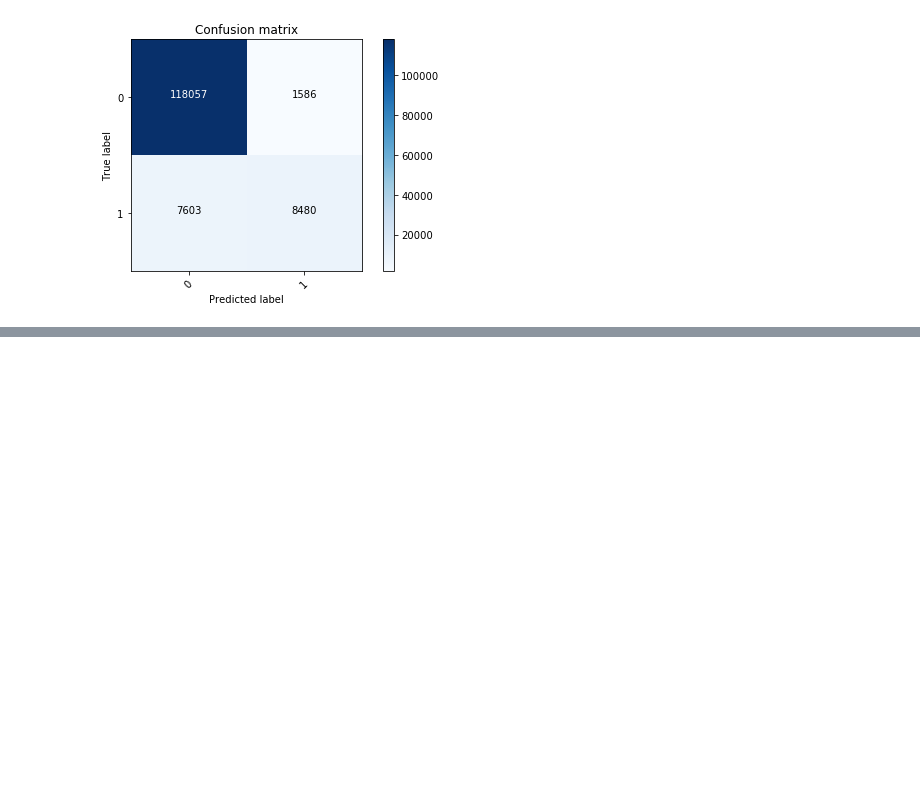
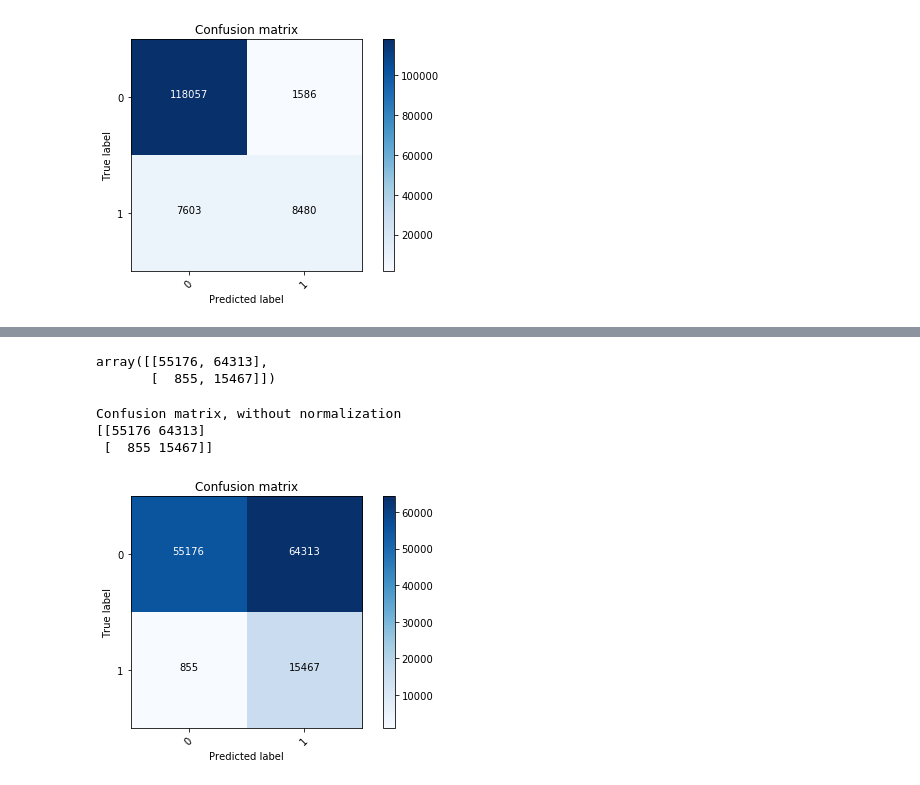
Before and after one commit to matthew-e-thomas/Spark_ML_DS5559, a Jupyter notebook: Project_Models.ipynb, the cells around one changed output, grey strips where cells are left out. Saved outputs shown, nothing was run; the diff lists cells and outputs as text; code cells hidden in the pictures; blank space fills up the shorter version.

Commit message:
Added Will's Naive Bayes Model

```diff
--- a/Project_Models.ipynb
+++ b/Project_Models.ipynb
@@ -424,0 +448,25 @@ Confusion matrix, without normalization
+# %%
+nb = NaiveBayes(labelCol="label", featuresCol="vector_features", modelType = "multinomial")
+
+stages += [vectors, labelIndexer, nb]
+
+pipeline = Pipeline(stages=stages)
+# Create ParamGrid for Cross Validation
+nbparamGrid = (ParamGridBuilder()
+               .addGrid(nb.smoothing, [0.0, 0.2, 0.4, 0.6, 0.8, 1.0])
+               .build())
+
+# Evaluate model
+#nbevaluator = BinaryClassificationEvaluator(rawPredictionCol="rawPrediction")
+
+# Create 5-fold CrossValidator
+nbcv = CrossValidator(estimator = pipeline,
+                    estimatorParamMaps = nbparamGrid,
+                    evaluator=BinaryClassificationEvaluator(),
+                    #evaluator = nbevaluator,
+                    numFolds = 5)
+# %%
+model_n_bayes = nbcv.fit(train)
+# %%
+prediction = model_n_bayes.transform(test)
+prediction.show(2)
@@ -424,0 +494,23 @@ Confusion matrix, without normalization
+# %%
+#predictionAndLabels = test.map(lambda lp: (float(model.predict(lp.features)), lp.label))
+y_true = prediction.select("loan_status_binary")
+y_true = y_true.toPandas()
+
+y_pred = prediction.select("prediction")
+y_pred = y_pred.toPandas()
+
+cnf_matrix = confusion_matrix(y_true, y_pred,labels=[0, 1])
+cnf_matrix
+# %% [output]
+array([[55176, 64313],
+       [  855, 15467]])
+# %%
+plt.figure()
+plot_confusion_matrix(cnf_matrix, classes=[0, 1],
+                      title='Confusion matrix')
+plt.show()
+# %% [output]
+Confusion matrix, without normalization
+[[55176 64313]
+ [  855 15467]]
+[figure, added]
```
Also changed, not shown: parts of 5 cells of this notebook.
